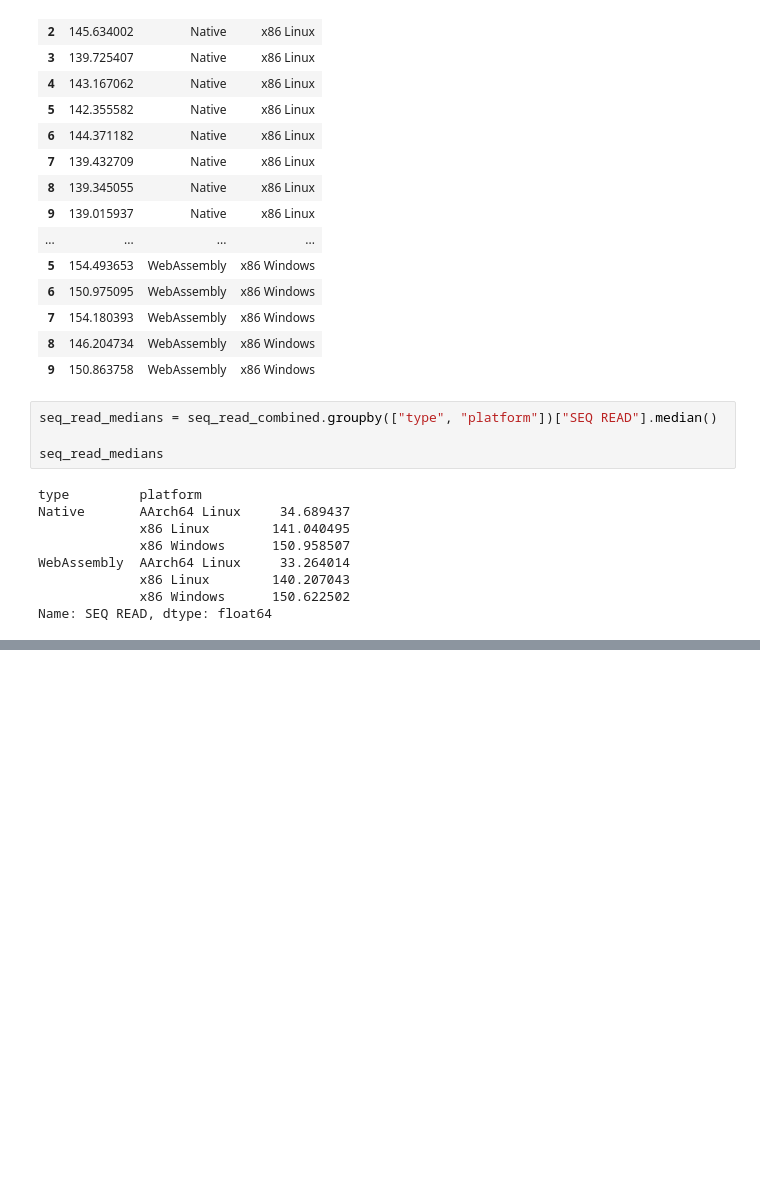
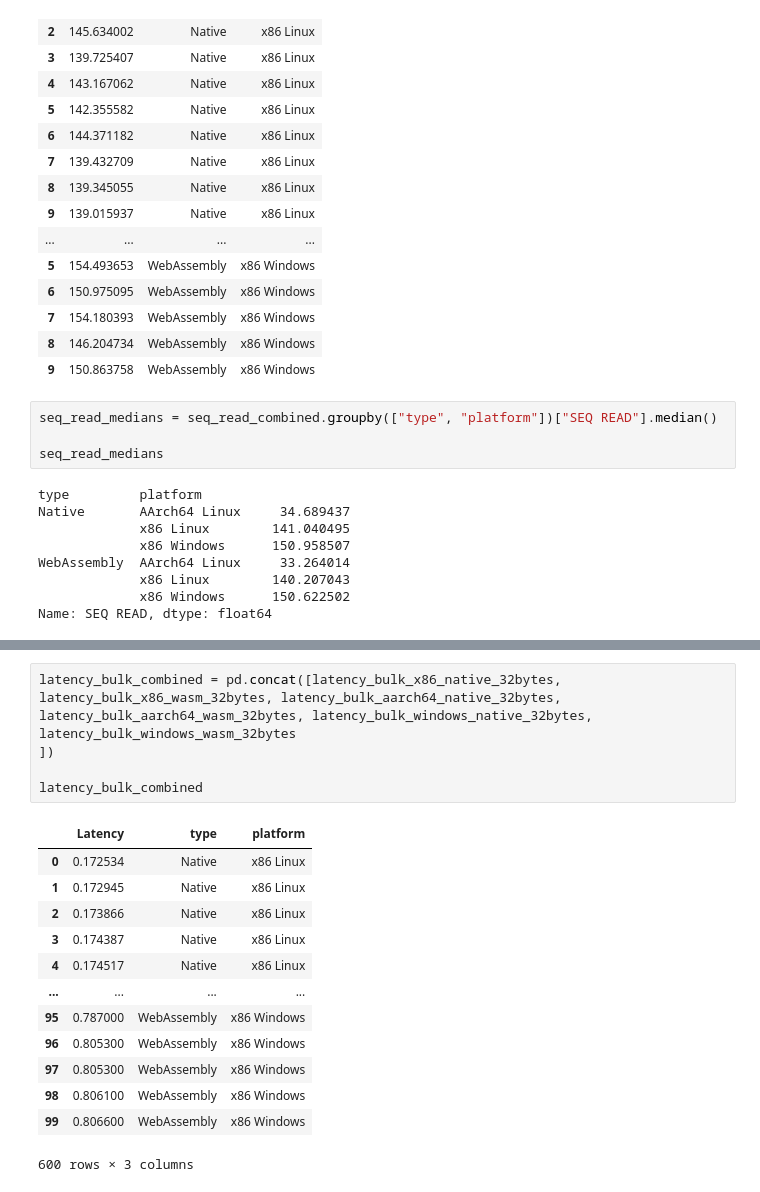
Before and after one commit to idlab-discover/wasi-usb-benchmarks, a Jupyter notebook: combined_graphs.ipynb, the cells around one changed output, grey strips where cells are left out. Saved outputs shown, nothing was run; the diff lists cells and outputs as text; blank space fills up the shorter version.

```diff
--- a/combined_graphs.ipynb
+++ b/combined_graphs.ipynb
@@ -147,0 +197,19 @@ plt.show()
+# %%
+latency_bulk_combined = pd.concat([latency_bulk_x86_native_32bytes, latency_bulk_x86_wasm_32bytes, latency_bulk_aarch64_native_32bytes, latency_bulk_aarch64_wasm_32bytes, latency_bulk_windows_native_32bytes, latency_bulk_windows_wasm_32bytes
+])
+
+latency_bulk_combined
+# %% [output]
+|  | Latency | type | platform |
+| 0 | 0.172534 | Native | x86 Linux |
+| 1 | 0.172945 | Native | x86 Linux |
+| 2 | 0.173866 | Native | x86 Linux |
+| 3 | 0.174387 | Native | x86 Linux |
+| 4 | 0.174517 | Native | x86 Linux |
+| ... | ... | ... | ... |
+| 95 | 0.787000 | WebAssembly | x86 Windows |
+| 96 | 0.805300 | WebAssembly | x86 Windows |
+| 97 | 0.805300 | WebAssembly | x86 Windows |
+| 98 | 0.806100 | WebAssembly | x86 Windows |
+| 99 | 0.806600 | WebAssembly | x86 Windows |
+600 rows × 3 columns
```
Also changed, not shown: parts of 6 cells of this notebook, 2 other files.
